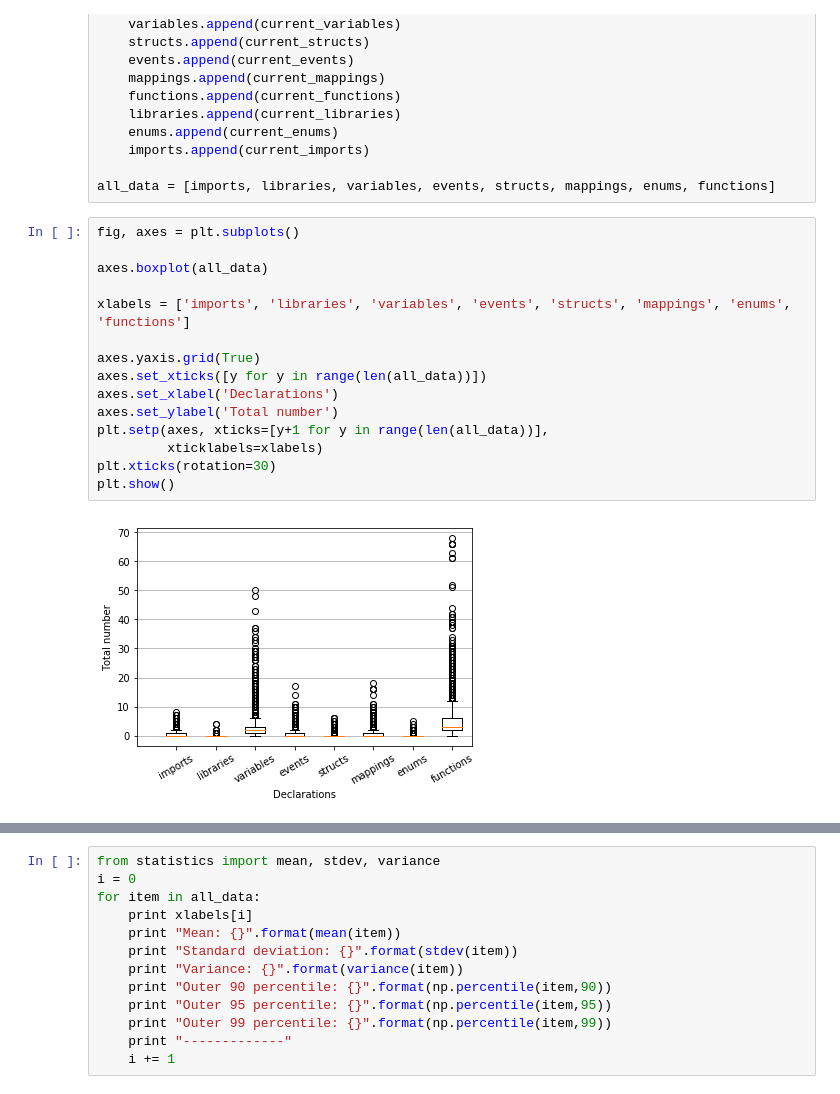
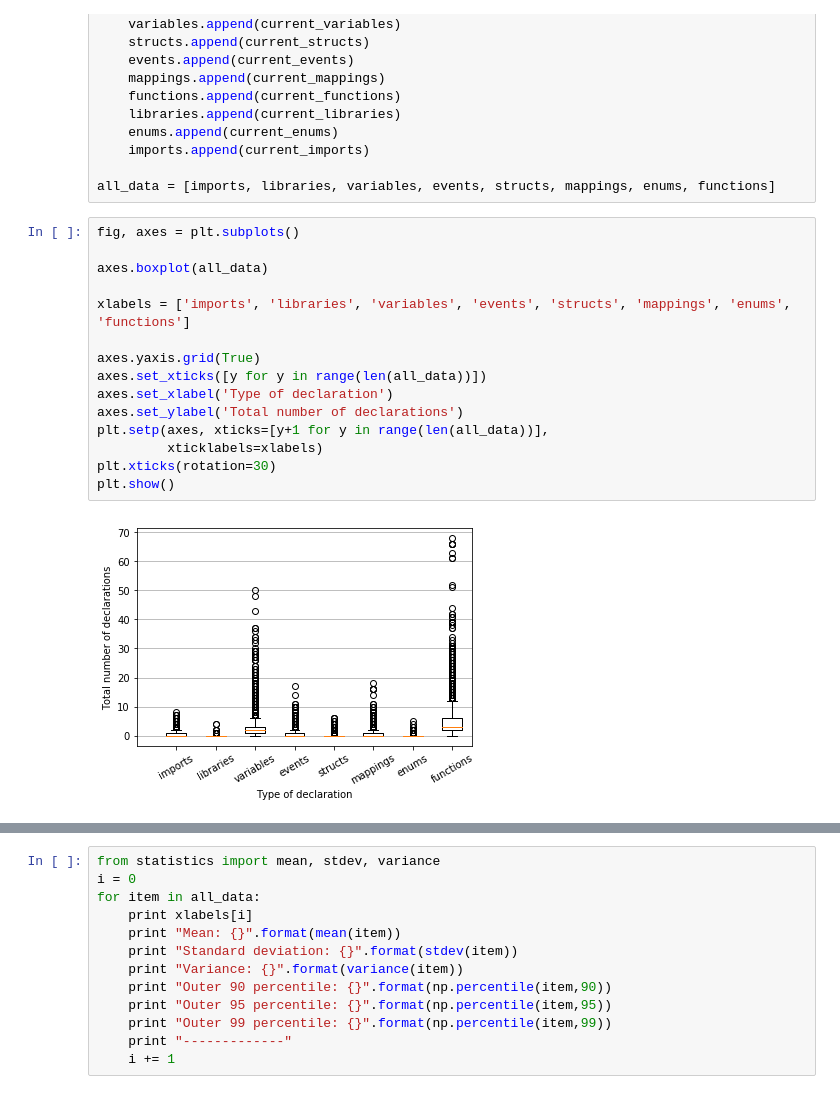
Before and after one commit to nud3l/smart-contract-analysis, a Jupyter notebook: analysis/contract-analysis.ipynb, the cells around one changed output, grey strips where cells are left out. Cells and saved outputs as stored; diff of their text form.

```diff
--- a/analysis/contract-analysis.ipynb
+++ b/analysis/contract-analysis.ipynb
@@ -191,17 +191,17 @@ all_data = [imports, libraries, variables, events, structs, mappings, enums, fun
 # %%
 fig, axes = plt.subplots()
 
 axes.boxplot(all_data)
 
 xlabels = ['imports', 'libraries', 'variables', 'events', 'structs', 'mappings', 'enums', 'functions']
 
 axes.yaxis.grid(True)
 axes.set_xticks([y for y in range(len(all_data))])
-axes.set_xlabel('Declarations')
-axes.set_ylabel('Total number')
+axes.set_xlabel('Type of declaration')
+axes.set_ylabel('Total number of declarations')
 plt.setp(axes, xticks=[y+1 for y in range(len(all_data))],
          xticklabels=xlabels)
 plt.xticks(rotation=30)
 plt.show()
 # %% [output]
-[figure, old version]
+[figure, new version]
```
Also changed, not shown: parts of 4 cells of this notebook.
